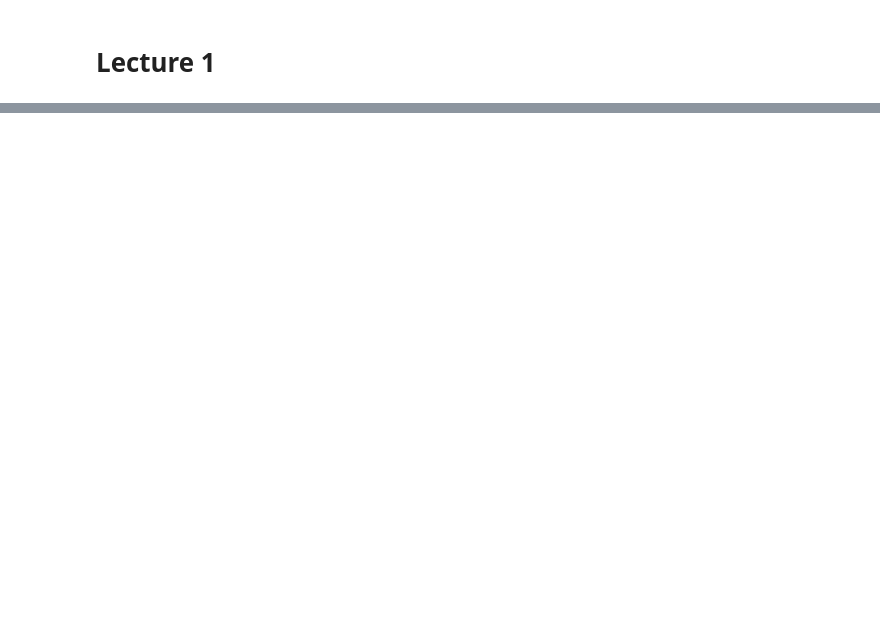
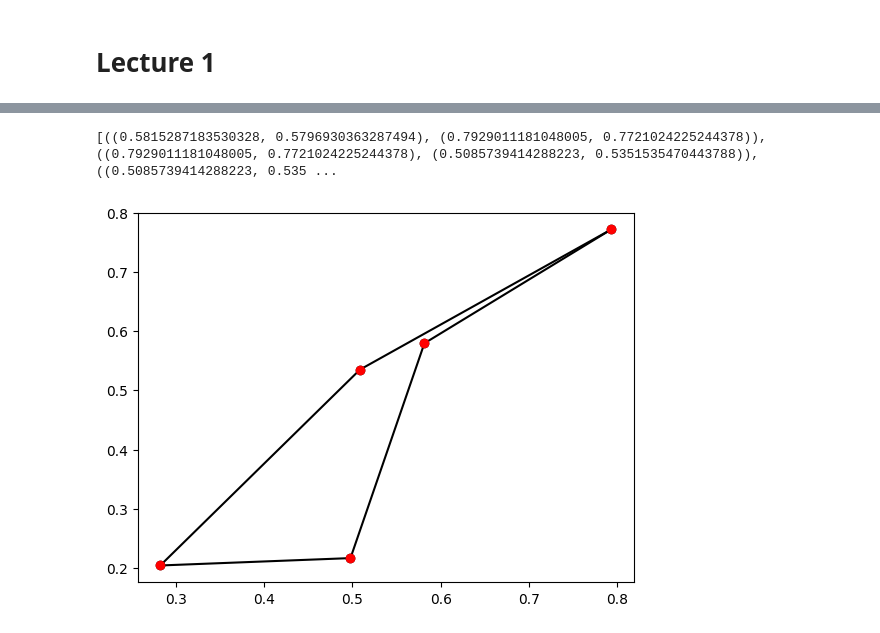
Before and after one commit to JUANITOTELO/Geometry, a Jupyter notebook: week7.ipynb, the cells around one changed output, grey strips where cells are left out. Drawn from its saved outputs; the diff is of its cells as text; code cells hidden in the pictures; blank space fills up the shorter version.

```diff
--- a/week7.ipynb
+++ b/week7.ipynb
@@ -123,0 +43,63 @@ Voronoi Region #4: Site (0, 0)
+# %%
+# Python Implementation
+class Point:
+	def __init__(self, x, y):
+		self.x = x
+		self.y = y
+	def __repr__(self):
+		return f'({self.x}, {self.y})'
+
+	def __sub__(self, other):
+		return Point(self.x - other.x, self.y - other.y)
+
+	def __add__(self, other):
+		return Point(self.x + other.x, self.y + other.y)
+
+class Voronoi:
+	def __init__(self, points):
+		self.points = points
+		self.edges = []
+		self.vertices = []
+		self.compute()
+
+	def compute(self):
+		# Create a list of edges counter-clockwise
+		for i in range(len(self.points)):
+			self.edges.append((self.points[i], self.points[(i+1)%len(self.points)]))
+
+		# Create a list of vertices
+		for i in range(len(self.points)):
+			x1, y1 = self.points[i].x, self.points[i].y
+			x2, y2 = self.points[(i+1)%len(self.points)].x, self.points[(i+1)%len(self.points)].y
+			x3, y3 = self.points[(i+2)%len(self.points)].x, self.points[(i+2)%len(self.points)].y
+			m1 = (y2-y1)/(x2-x1)
+			m2 = (y3-y2)/(x3-x2)
+			if m1 == m2:
+				continue
+			b1 = y1 - m1*x1
+			b2 = y2 - m2*x2
+			x = (b2-b1)/(m1-m2)
+			y = m1*x + b1
+			self.vertices.append(Point(x, y))
+
+		print(self.edges)
+
+
+	def plot(self):
+		# Plot the edges
+		for edge in self.edges:
+			plt.plot([edge[0].x, edge[1].x], [edge[0].y, edge[1].y], 'k-')
+		# Plot the vertices
+		for vertex in self.vertices:
+			plt.plot(vertex.x, vertex.y, 'ko')
+		# Plot the points
+		for point in self.points:
+			plt.plot(point.x, point.y, 'ro')
+		plt.show()
+
+points = [Point(random.random(), random.random()) for _ in range(5)]
+vor = Voronoi(points)
+vor.plot()
+# %% [output]
+[((0.5815287183530328, 0.5796930363287494), (0.7929011181048005, 0.7721024225244378)), ((0.7929011181048005, 0.7721024225244378), (0.5085739414288223, 0.5351535470443788)), ((0.5085739414288223, 0.535 ...
+[figure, added]
```
Also changed, not shown: parts of 5 cells of this notebook, 14 other files.
